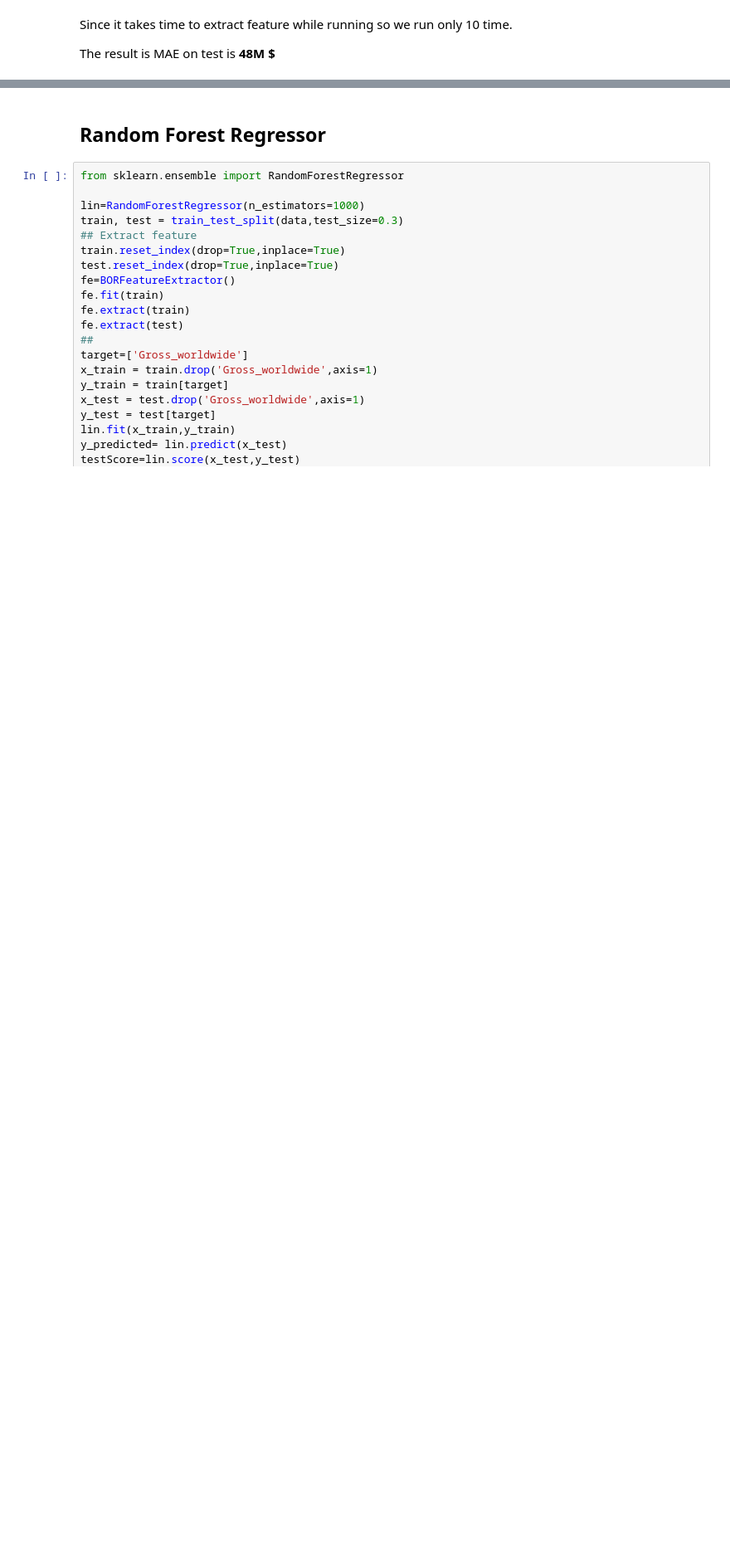
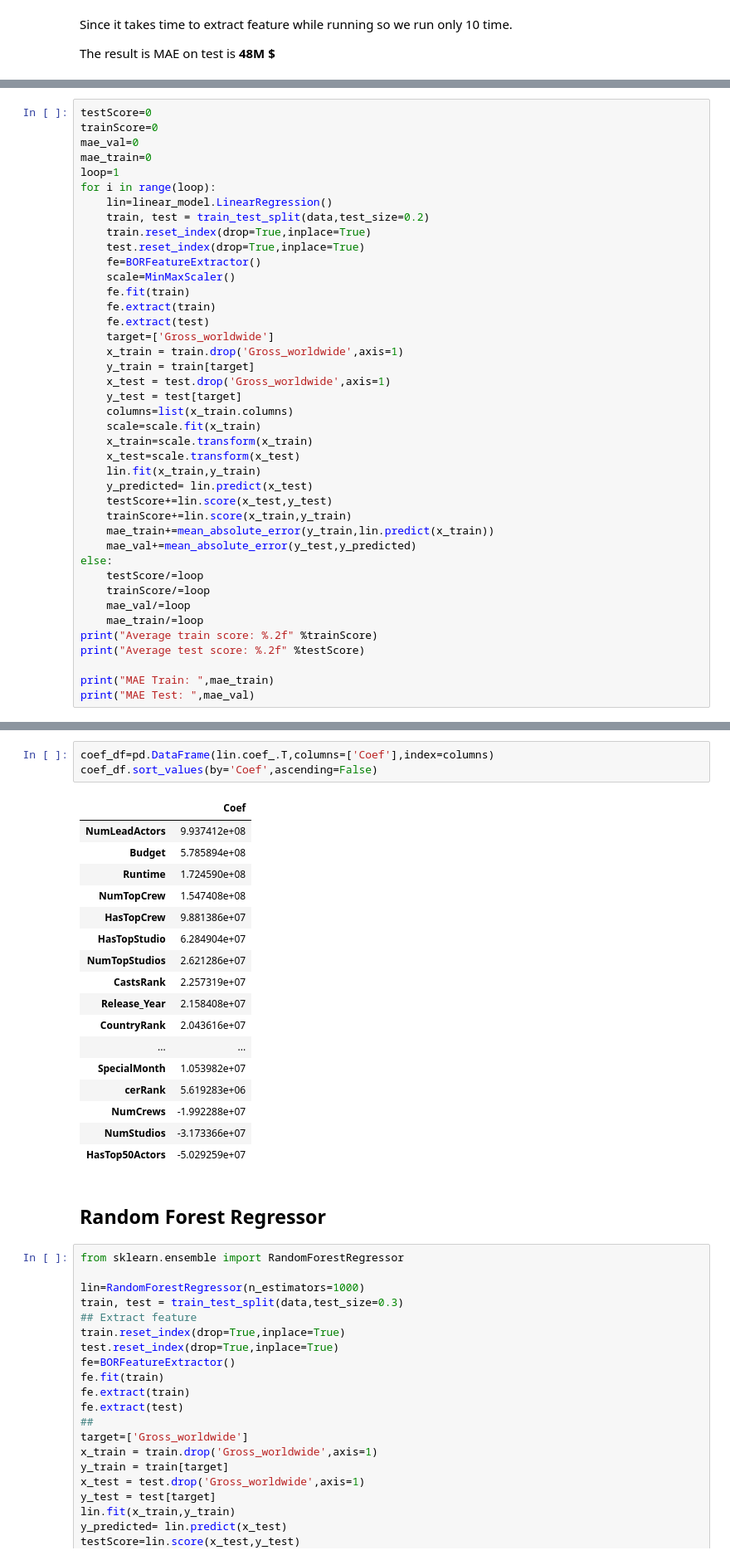
Before and after one commit to theobmgit/bor-prediction-analysis, a Jupyter notebook: notebook/MachineLearning.ipynb, the cells around one changed output, grey strips where cells are left out. Shown at 83% size. Saved outputs shown, nothing was run; the diff lists cells and outputs as text; blank space fills up the shorter version.

```diff
--- a/notebook/MachineLearning.ipynb
+++ b/notebook/MachineLearning.ipynb
@@ -274,0 +278,41 @@ The result is MAE on test is **48M $**
+# %%
+testScore=0
+trainScore=0
+mae_val=0
+mae_train=0
+loop=1
+for i in range(loop):
+    lin=linear_model.LinearRegression()
+    train, test = train_test_split(data,test_size=0.2)
+    train.reset_index(drop=True,inplace=True)
+    test.reset_index(drop=True,inplace=True)
+    fe=BORFeatureExtractor()
+    scale=MinMaxScaler()
+    fe.fit(train)
+    fe.extract(train)
+    fe.extract(test)
+    target=['Gross_worldwide']
+    x_train = train.drop('Gross_worldwide',axis=1)
+    y_train = train[target]
+    x_test = test.drop('Gross_worldwide',axis=1)
+    y_test = test[target]
+    columns=list(x_train.columns)
+    scale=scale.fit(x_train)
+    x_train=scale.transform(x_train)
+    x_test=scale.transform(x_test)
+    lin.fit(x_train,y_train)
+    y_predicted= lin.predict(x_test)
+    testScore+=lin.score(x_test,y_test)
+    trainScore+=lin.score(x_train,y_train)
+    mae_train+=mean_absolute_error(y_train,lin.predict(x_train))
+    mae_val+=mean_absolute_error(y_test,y_predicted)
+else:
+    testScore/=loop
+    trainScore/=loop
+    mae_val/=loop
+    mae_train/=loop
+print("Average train score: %.2f" %trainScore)
+print("Average test score: %.2f" %testScore)
+
+print("MAE Train: ",mae_train)
+print("MAE Test: ",mae_val)
@@ -275,3 +324,24 @@ The result is MAE on test is **48M $**
+# %%
+coef_df=pd.DataFrame(lin.coef_.T,columns=['Coef'],index=columns)
+coef_df.sort_values(by='Coef',ascending=False)
+# %% [output]
+|  | Coef |
+| NumLeadActors | 9.937412e+08 |
+| Budget | 5.785894e+08 |
+| Runtime | 1.724590e+08 |
+| NumTopCrew | 1.547408e+08 |
+| HasTopCrew | 9.881386e+07 |
+| HasTopStudio | 6.284904e+07 |
+| NumTopStudios | 2.621286e+07 |
+| CastsRank | 2.257319e+07 |
+| Release_Year | 2.158408e+07 |
+| CountryRank | 2.043616e+07 |
+| ... | ... |
+| SpecialMonth | 1.053982e+07 |
+| cerRank | 5.619283e+06 |
+| NumCrews | -1.992288e+07 |
+| NumStudios | -3.173366e+07 |
+| HasTop50Actors | -5.029259e+07 |
 # %% [markdown]
 ## Random Forest Regressor
 # %%
```
Also changed, not shown: parts of 5 cells of this notebook.
